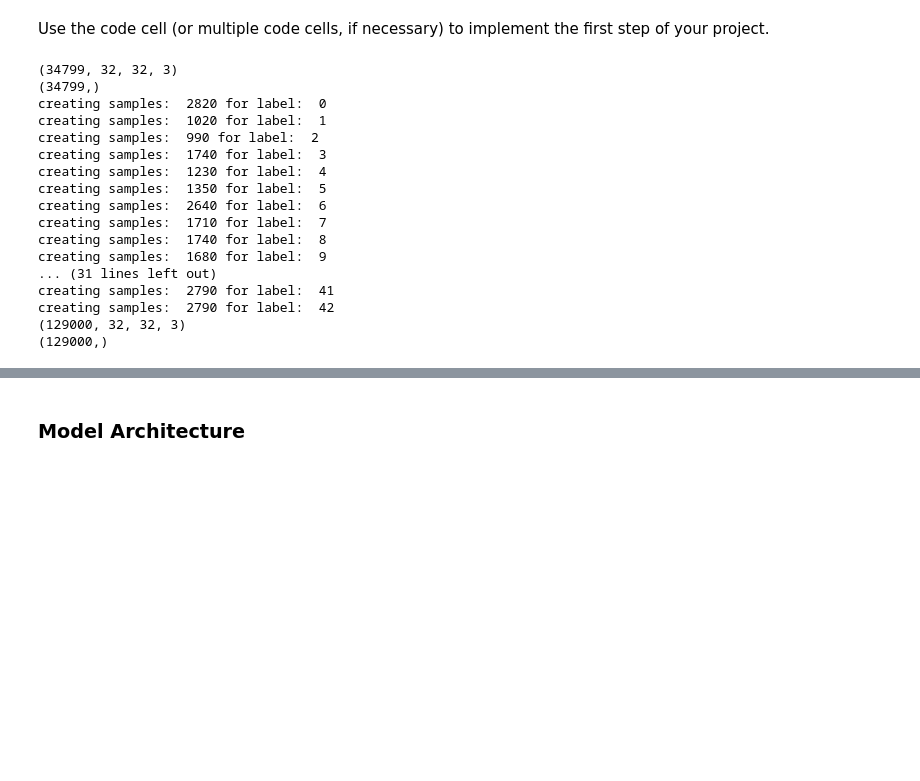
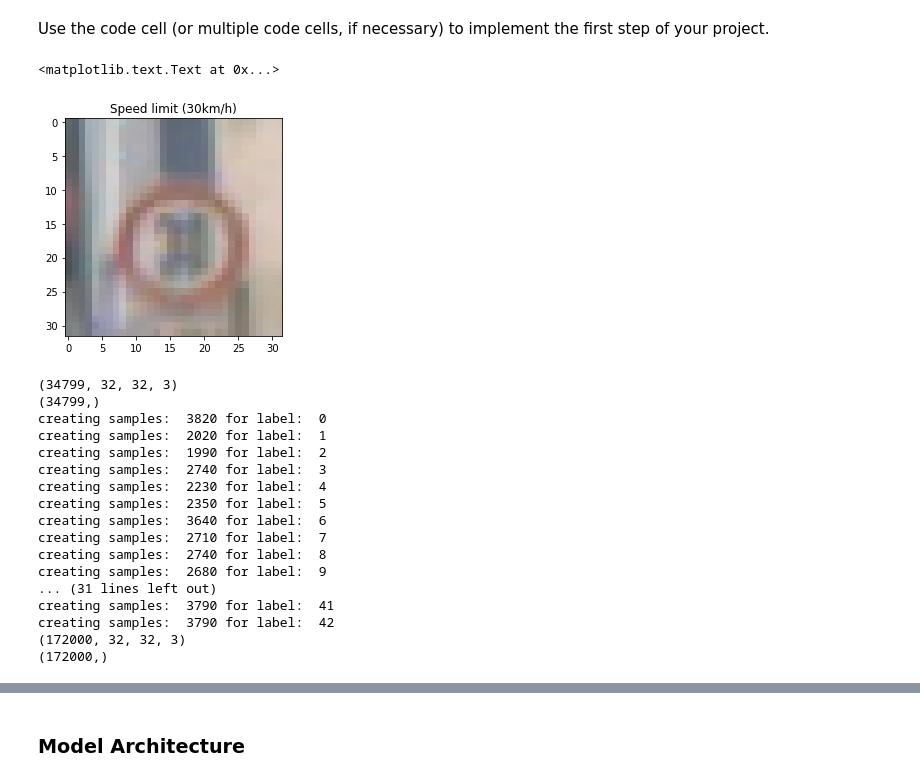
Before and after one commit to apalvai/CarND-Traffic-Sign-Classifier-Project, a Jupyter notebook: Traffic_Sign_Classifier.ipynb, the cells around one changed output, grey strips where cells are left out. Drawn from its saved outputs; the diff is of its cells as text; code cells hidden in the pictures; blank space fills up the shorter version.

```diff
--- a/Traffic_Sign_Classifier.ipynb
+++ b/Traffic_Sign_Classifier.ipynb
@@ -227,3 +235,33 @@ def process_image(image):
+# %%
+import imutils
+import random
+
+plt.figure(figsize=(4,4))
+
+index = random.randint(0, len(X_train))
+image = X_train[index].squeeze()
+plt.imshow(image, cmap="gray")
+plt.title(SignNamesList[y_train[index]])
+
+# flipped_image = flip_image(image)
+# plt.imshow(flipped_image, cmap="gray")
+# plt.title(SignNamesList[y_train[index]])
+
+# rotated_image = flip_image(image)
+# plt.imshow(rotated_image, cmap="gray")
+# plt.title(SignNamesList[y_train[index]])
+
+# angle = random.uniform(0, 360)
+# translated_image = translate_image(image)
+# plt.imshow(translated_image, cmap="gray")
+# plt.title(SignNamesList[y_train[index]])
+
+# clahed_image = apply_clahe(image)
+# plt.imshow(clahed_image, cmap="gray")
+# plt.title(SignNamesList[y_train[index]])
+# %% [output]
+<matplotlib.text.Text at 0x...>
+[figure, added]
 # %%
 from sklearn.utils import resample
 
@@ -233,7 +271,7 @@ print(y_train.shape)
 # Get the distribution of classes in the training data
 classes, class_counts = np.unique(y_train, return_counts=True)
 
-traget_samples = 3000
+traget_samples = 4000
 
 for label, count in enumerate(class_counts):
 
@@ -259,21 +297,21 @@ print(y_train.shape)
 # %% [output]
 (34799, 32, 32, 3)
 (34799,)
-creating samples:  2820 for label:  0
-creating samples:  1020 for label:  1
-creating samples:  990 for label:  2
-creating samples:  1740 for label:  3
-creating samples:  1230 for label:  4
-creating samples:  1350 for label:  5
-creating samples:  2640 for label:  6
-creating samples:  1710 for label:  7
-creating samples:  1740 for label:  8
-creating samples:  1680 for label:  9
+creating samples:  3820 for label:  0
+creating samples:  2020 for label:  1
+creating samples:  1990 for label:  2
+creating samples:  2740 for label:  3
+creating samples:  2230 for label:  4
+creating samples:  2350 for label:  5
+creating samples:  3640 for label:  6
+creating samples:  2710 for label:  7
+creating samples:  2740 for label:  8
+creating samples:  2680 for label:  9
 ... (31 lines left out)
-creating samples:  2790 for label:  41
-creating samples:  2790 for label:  42
-(129000, 32, 32, 3)
-(129000,)
+creating samples:  3790 for label:  41
+creating samples:  3790 for label:  42
+(172000, 32, 32, 3)
+(172000,)
 # %%
 # Convert images to gray scale
 print(X_train.shape)
```
Also changed, not shown: parts of 8 cells of this notebook, 2 other files.
